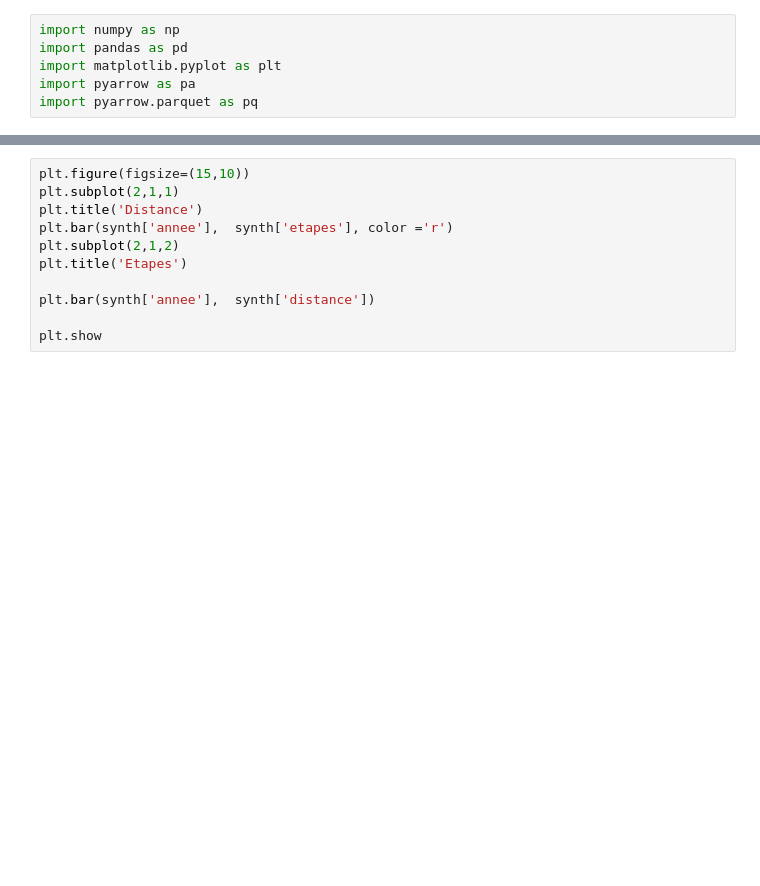
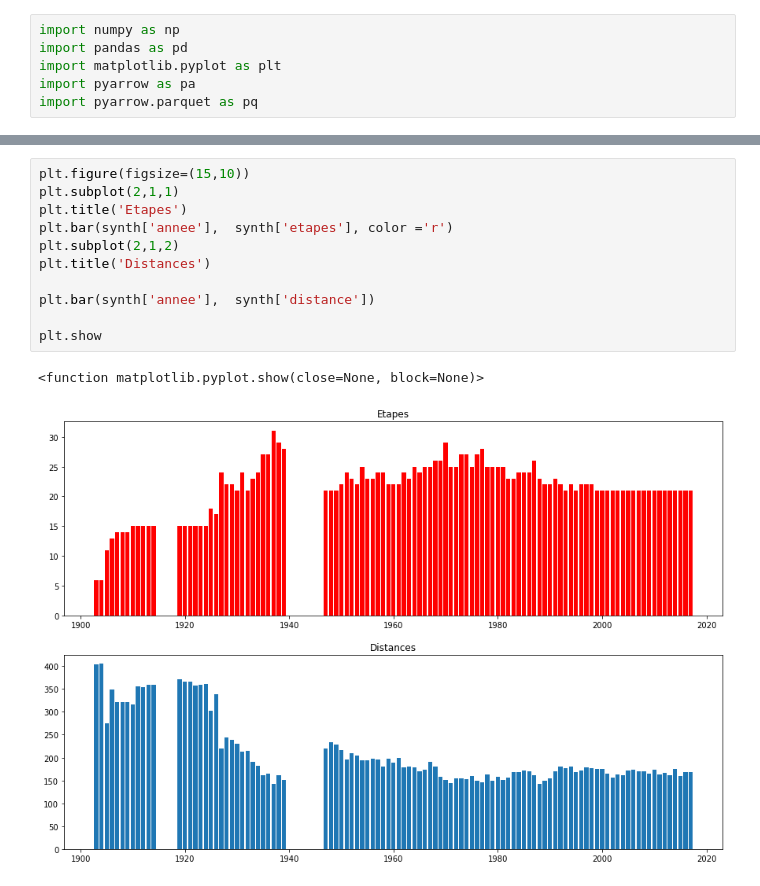
Before and after one commit to germanlinux/notebooks, a Jupyter notebook: python_datasc/manip_plot2.ipynb, the cells around one changed output, grey strips where cells are left out. Cells and saved outputs as stored; diff of their text form; blank space fills up the shorter version.

```diff
--- a/python_datasc/manip_plot2.ipynb
+++ b/python_datasc/manip_plot2.ipynb
@@ -50,14 +136,17 @@ plt.show
 # %%
 plt.figure(figsize=(15,10))
 plt.subplot(2,1,1)
-plt.title('Distance')
+plt.title('Etapes')
 plt.bar(synth['annee'],  synth['etapes'], color ='r')
 plt.subplot(2,1,2)
-plt.title('Etapes')
+plt.title('Distances')
 
 plt.bar(synth['annee'],  synth['distance'])
 
 plt.show
+# %% [output]
+<function matplotlib.pyplot.show(close=None, block=None)>
+[figure, added]
 # %%
 
 plt.figure(figsize=(10,5))
```
Also changed, not shown: parts of 15 cells of this notebook, 27 other files.
